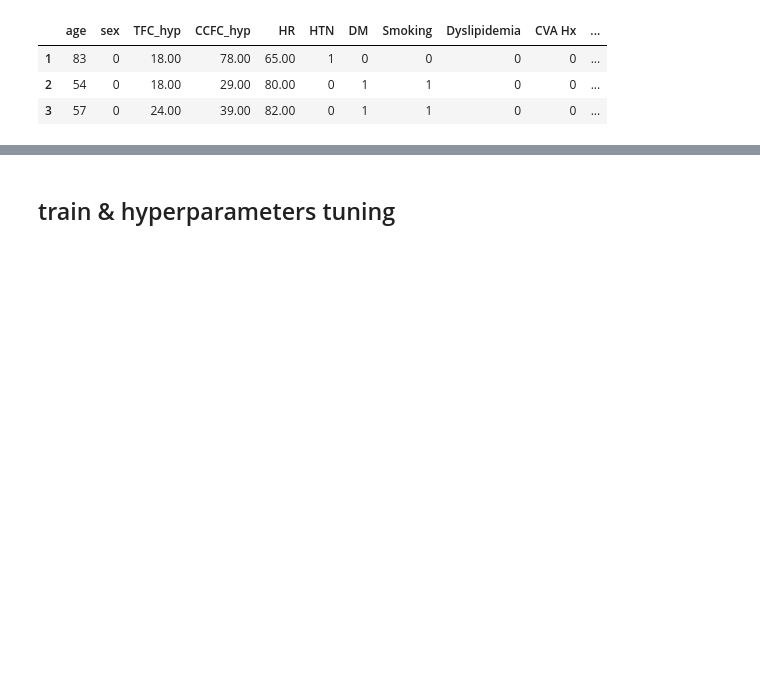
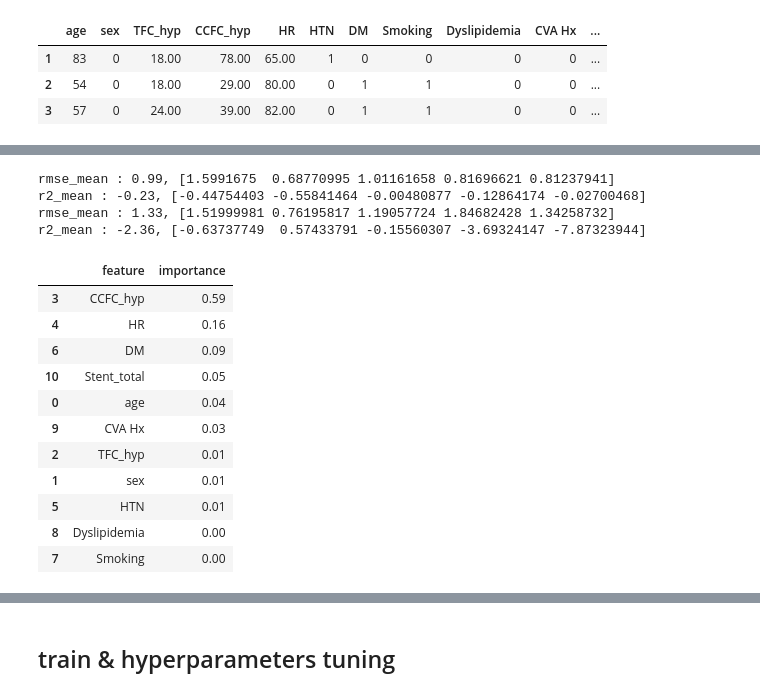
Before and after one commit to eastk1te/P.T, a Jupyter notebook: Side_Project/Capstone/coronary_angiography.ipynb, the cells around one changed output, grey strips where cells are left out. Cells and saved outputs as stored; diff of their text form; code cells hidden in the pictures; blank space fills up the shorter version.

```diff
--- a/Side_Project/Capstone/coronary_angiography.ipynb
+++ b/Side_Project/Capstone/coronary_angiography.ipynb
@@ -259,0 +263,46 @@ hyp rmse : 0.08881130160483226, k-fold : [0.11107908 0.05865151 0.13808783 0.055
+# %%
+from sklearn.preprocessing import StandardScaler
+scaler = StandardScaler()
+
+scaled_X_bas = scaler.fit_transform(X_bas)
+scaled_X_hyp = scaler.fit_transform(X_hyp)
+
+scaled_y_bas = scaler.fit_transform(y_bas)
+scaled_y_hyp = scaler.fit_transform(y_hyp)
+
+lasso = LassoLars()
+scores = cross_validate(lasso, scaled_X_bas, scaled_y_bas, cv=kfold, scoring={'rmse':'neg_mean_squared_error',
+                                                                              'r2':'r2'})
+rmse_score = np.sqrt(-1 * scores['test_rmse'])
+r2_score = scores['test_r2']
+print(f"rmse_mean : {rmse_score.mean():.2f}, {rmse_score}")
+print(f"r2_mean : {r2_score.mean():.2f}, {r2_score}")
+
+
+dtr = DecisionTreeRegressor()
+scores = cross_validate(dtr, scaled_X_hyp, scaled_y_hyp, cv=kfold, scoring={'rmse':'neg_mean_squared_error',
+                                                                              'r2':'r2'})
+rmse_score = np.sqrt(-1 * scores['test_rmse'])
+r2_score = scores['test_r2']
+print(f"rmse_mean : {rmse_score.mean():.2f}, {rmse_score}")
+print(f"r2_mean : {r2_score.mean():.2f}, {r2_score}")
+# %% [output]
+rmse_mean : 0.99, [1.5991675  0.68770995 1.01161658 0.81696621 0.81237941]
+r2_mean : -0.23, [-0.44754403 -0.55841464 -0.00480877 -0.12864174 -0.02700468]
+rmse_mean : 1.33, [1.51999981 0.76195817 1.19057724 1.84682428 1.34258732]
+r2_mean : -2.36, [-0.63737749  0.57433791 -0.15560307 -3.69324147 -7.87323944]
+# %%
+pd.DataFrame({'feature':X_hyp.columns ,'importance':dtr.fit(scaled_X_hyp, scaled_y_hyp).feature_importances_}).sort_values(by='importance',ascending=False)
+# %% [output]
+|  | feature | importance |
+| 3 | CCFC_hyp | 0.59 |
+| 4 | HR | 0.16 |
+| 6 | DM | 0.09 |
+| 10 | Stent_total | 0.05 |
+| 0 | age | 0.04 |
+| 9 | CVA Hx | 0.03 |
+| 2 | TFC_hyp | 0.01 |
+| 1 | sex | 0.01 |
+| 5 | HTN | 0.01 |
+| 8 | Dyslipidemia | 0.00 |
+| 7 | Smoking | 0.00 |
```
Also changed, not shown: parts of 11 cells of this notebook.
